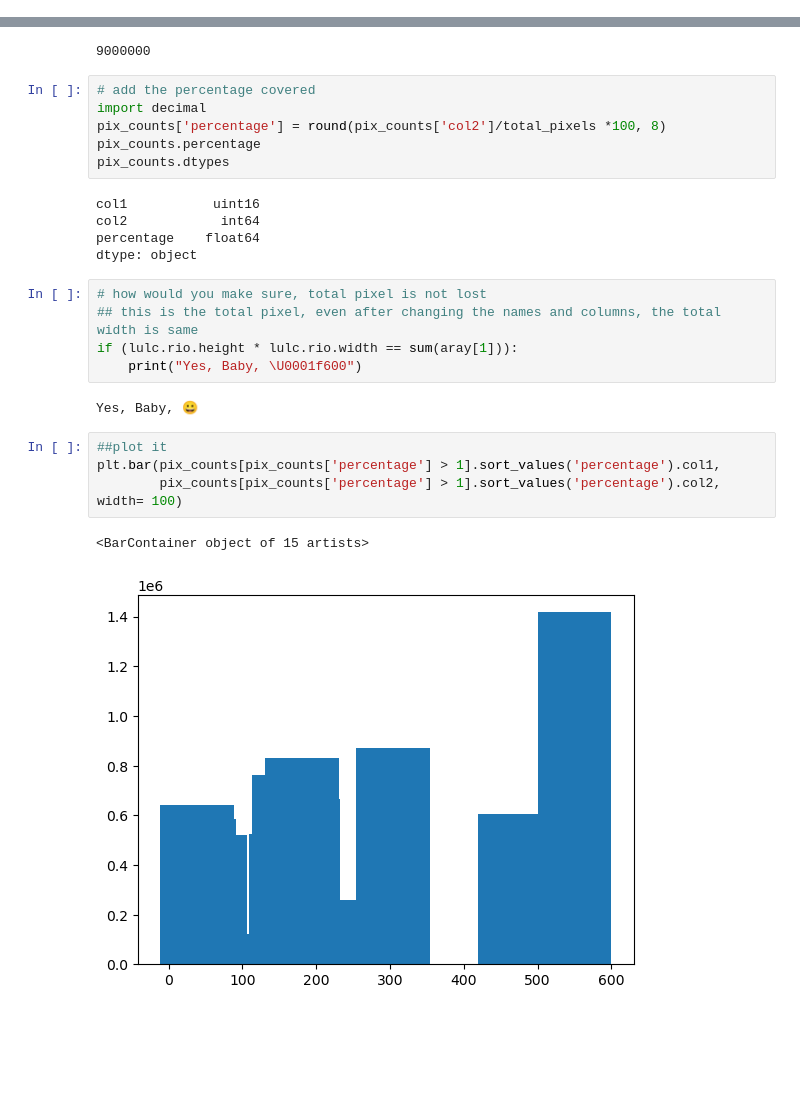
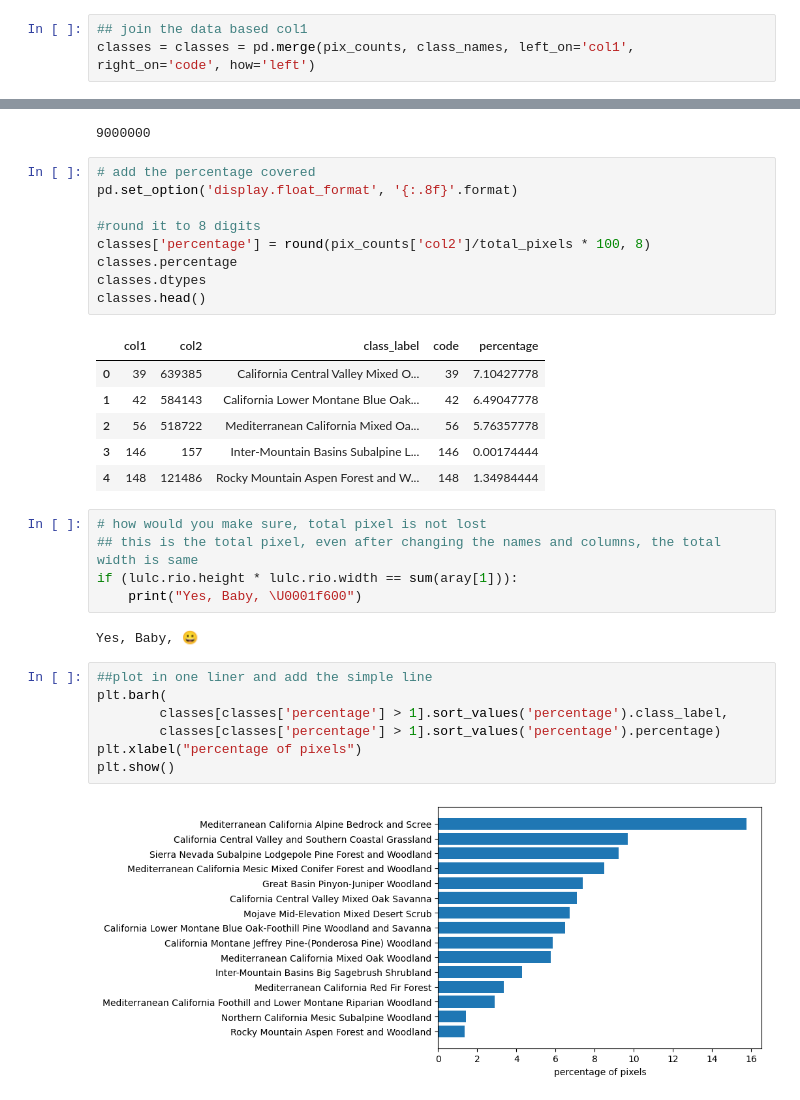
Before and after one commit to Sujan-Bhattarai12/lab_eds220, a Jupyter notebook: lab.ipynb, the cells around one changed output, grey strips where cells are left out. Drawn from its saved outputs; the diff is of its cells as text; blank space fills up the shorter version.

```diff
--- a/lab.ipynb
+++ b/lab.ipynb
@@ -94,6 +94,9 @@ pix_counts
 | 59 | 583 | 1955 |
 | 60 | 584 | 136 |
 61 rows × 2 columns
+# %%
+## join the data based col1
+classes = classes = pd.merge(pix_counts, class_names, left_on='col1', right_on='code', how='left')
 # %%
 ##calcualte total pixel and save it
 total_pixels = sum(aray[1])
@@ -102,15 +105,20 @@ total_pixels
 9000000
 # %%
 # add the percentage covered
-import decimal
-pix_counts['percentage'] = round(pix_counts['col2']/total_pixels *100, 8)
-pix_counts.percentage
-pix_counts.dtypes
+pd.set_option('display.float_format', '{:.8f}'.format)
+
+#round it to 8 digits
+classes['percentage'] = round(pix_counts['col2']/total_pixels * 100, 8)
+classes.percentage
+classes.dtypes
+classes.head()
 # %% [output]
-col1           uint16
-col2            int64
-percentage    float64
-dtype: object
+|  | col1 | col2 | class_label | code | percentage |
+| 0 | 39 | 639385 | California Central Valley Mixed O... | 39 | 7.10427778 |
+| 1 | 42 | 584143 | California Lower Montane Blue Oak... | 42 | 6.49047778 |
+| 2 | 56 | 518722 | Mediterranean California Mixed Oa... | 56 | 5.76357778 |
+| 3 | 146 | 157 | Inter-Mountain Basins Subalpine L... | 146 | 0.00174444 |
+| 4 | 148 | 121486 | Rocky Mountain Aspen Forest and W... | 148 | 1.34984444 |
 # %%
 # how would you make sure, total pixel is not lost
 ## this is the total pixel, even after changing the names and columns, the total width is same
@@ -119,9 +127,11 @@ if (lulc.rio.height * lulc.rio.width == sum(aray[1])):
 # %% [output]
 Yes, Baby, 😀
 # %%
-##plot it
-plt.bar(pix_counts[pix_counts['percentage'] > 1].sort_values('percentage').col1,
-        pix_counts[pix_counts['percentage'] > 1].sort_values('percentage').col2, width= 100)
+##plot in one liner and add the simple line
+plt.barh(
+        classes[classes['percentage'] > 1].sort_values('percentage').class_label,
+        classes[classes['percentage'] > 1].sort_values('percentage').percentage)
+plt.xlabel("percentage of pixels")
+plt.show()
 # %% [output]
-<BarContainer object of 15 artists>
-[figure, old version]
+[figure, new version]
```
